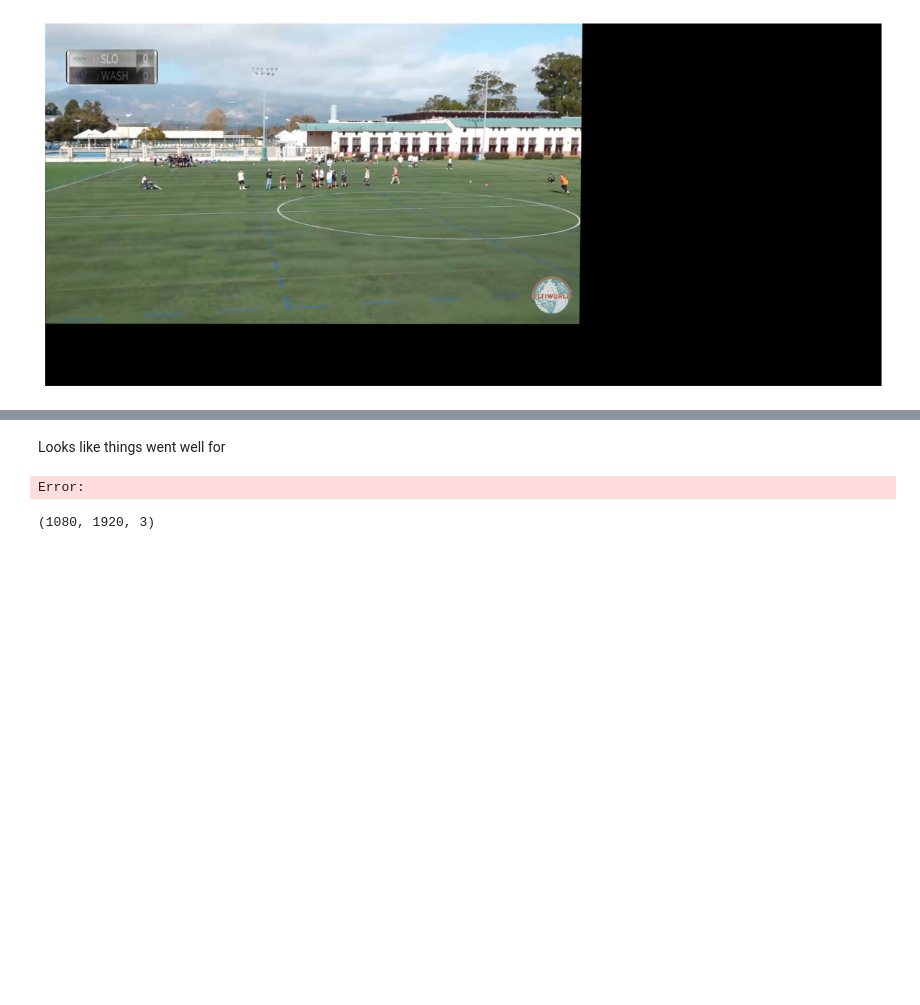
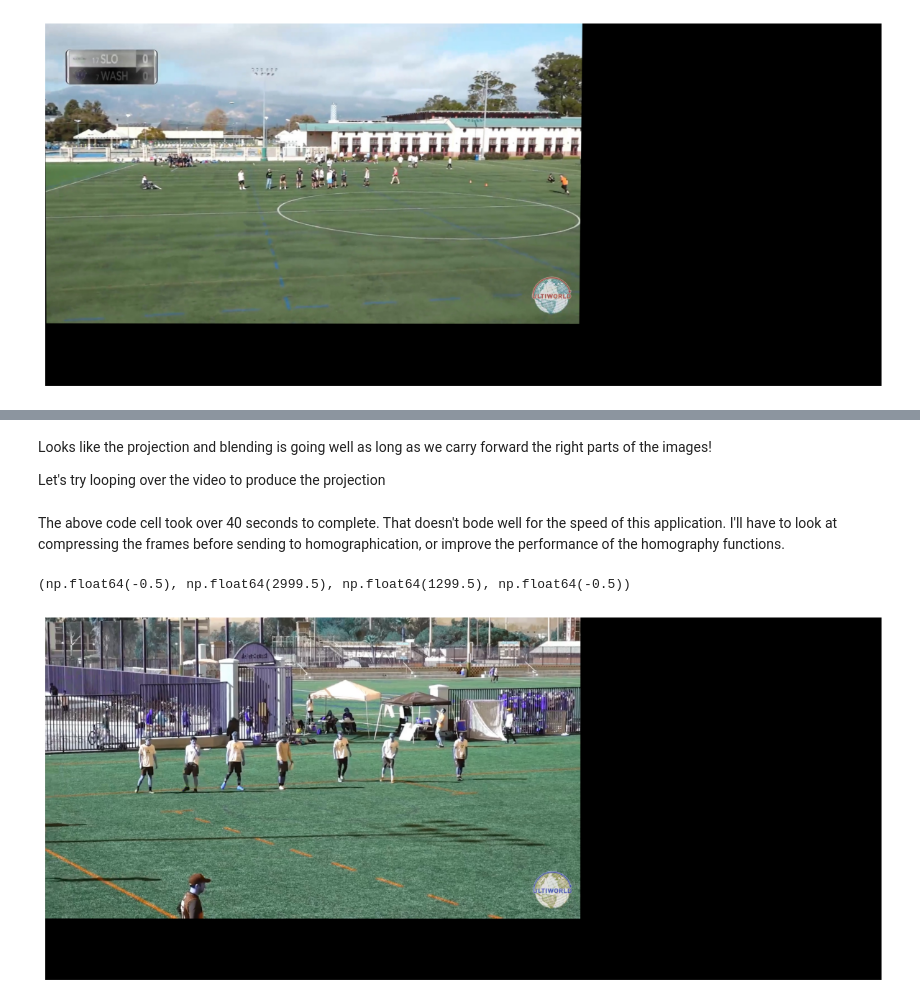
Before and after one commit to peterdobbs77/objectTracking_py, a Jupyter notebook: video_analysis.ipynb, the cells around one changed output, grey strips where cells are left out. Cells and saved outputs as stored; diff of their text form; code cells hidden in the pictures; blank space fills up the shorter version.

```diff
--- a/video_analysis.ipynb
+++ b/video_analysis.ipynb
@@ -248,2 +248,4 @@ plt.axis('off')
 # %% [markdown]
-Looks like things went well for
+Looks like the projection and blending is going well as long as we carry forward the right parts of the images!
+
+Let's try looping over the video to produce the projection
@@ -265,42 +264,38 @@ blend = blendImages(projSource, projReference)
+# %% [markdown]
+The above code cell took over 40 seconds to complete. That doesn't bode well for the speed of this application. I'll have to look at compressing the frames before sending to homographication, or improve the performance of the homography functions.
+# %%
+H = auto_homography(next_frame, projSource, compute_homography)
+projReference = cv.warpPerspective(next_frame, H, (proj_w, proj_h))
+# %%
+blend = blendImages(projSource, projReference)
+
+plt.figure(figsize=(15,40))
+plt.imshow(blend)
+plt.axis('off')
+# %% [output]
+(np.float64(-0.5), np.float64(2999.5), np.float64(1299.5), np.float64(-0.5))
+[figure, added]
 # %%
-
-video = cv.VideoCapture('./vid/pull_SBI_2020.mp4')
-
-ok, prev_frame = video.read()
-if not ok:
-    print('Cannot read video file')
-    sys.exit()
-
-ok, next_frame = video.read()
-H = auto_homography(prev_frame, next_frame, compute_homography)
-
-projSource = cv.warpPerspective(prev_frame, H, (proj_w, proj_h))
-projReference = cv.warpPerspective(next_frame, H, (proj_w, proj_h))
-
-blend = blendImages(projSource, projReference)
+frame_i = 0
 
 while True:
     ok, next_frame = video.read()
     if not ok:
         break
 
-    H = auto_homography(prev_frame, next_frame, compute_homography)
+    if frame_i % 30 == 0: # down sampling the video frames
+        H = auto_homography(next_frame, blend, compute_homography)
 
-    projSource = cv.warpPerspective(next_frame, H, (proj_w, proj_h))
+        projSource = cv.warpPerspective(next_frame, H, (proj_w, proj_h))
+        projSource = cv.cvtColor(projSource, cv.COLOR_BGR2RGB)
 
-    blend = blendImages(projSource, blend)
+        blend = blendImages(projSource, blend)
 
-    # show the output frame
-    cv.imshow("Blended Frames", blend)
+        # show the output frame
+        # cv.imshow("Blended Frames", blend)
 
-    prev_frame = next_frame.copy()
+    frame_i += 1
 
-    key = cv.waitKey(1) & 0xFF
-    if key == ord("q"):
-        break
+    # key = cv.waitKey(1) & 0xFF
+    # if key == ord("q"):
+    #     break
-# %% [output]
-Error:
-# %%
-prev_frame.shape
-# %% [output]
-(1080, 1920, 3)
```
Also changed, not shown: parts of 14 cells of this notebook.
